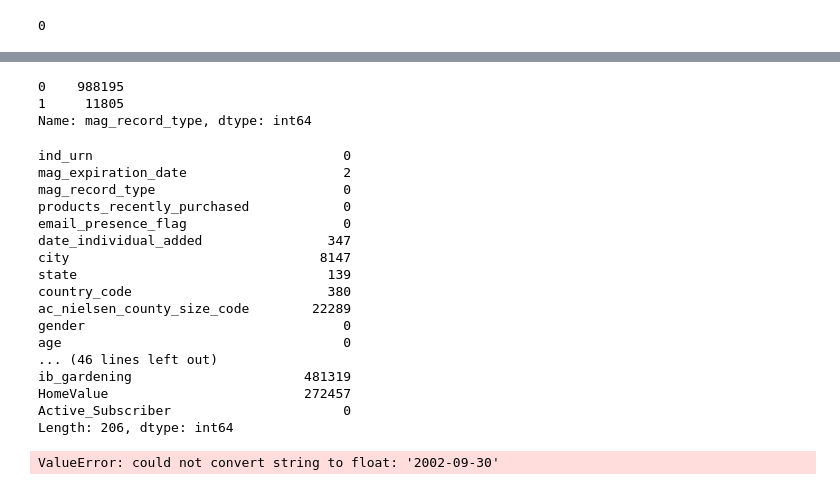
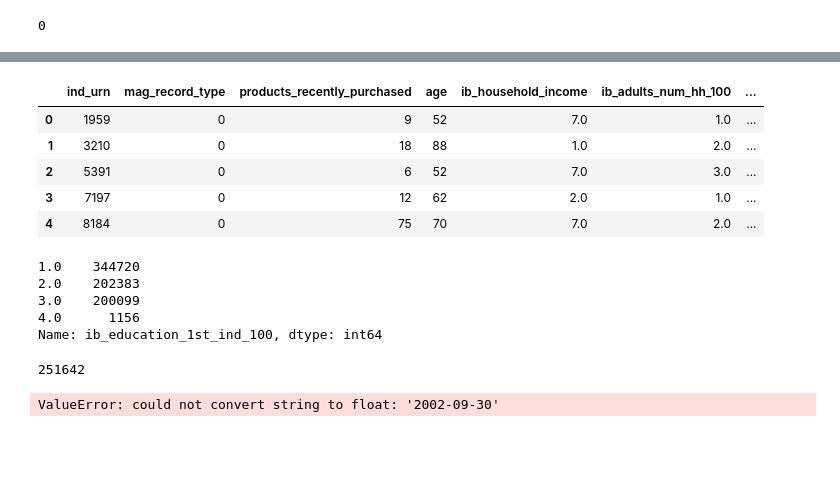
Before and after one commit to vinothhunt/Learning, a Jupyter notebook: Codenast usecase.ipynb, the cells around one changed output, grey strips where cells are left out. Saved outputs shown, nothing was run; the diff lists cells and outputs as text; code cells hidden in the pictures; blank space fills up the shorter version.

```diff
--- a/Codenast usecase.ipynb
+++ b/Codenast usecase.ipynb
@@ -28,7 +41,3 @@ df1=df
 # %%
 #highly correlated features removing from model
 df1=df1.drop(columns=['birth_month','ib_income_rollup','ib_age_input_individual','ib_pp_household_size','ib_pp_number_of_adults','ib_pp_number_of_children','mag_magazine_code','ib_prem_household_size','ib_prem_number_of_children'],axis=1)
-# %%
-df1=df1.drop(columns=['ib_prem_household_size','ib_prem_number_of_children'],axis=1)
-# %%
-df1=df1.drop(columns=['ib_prem_household_size','ib_prem_number_of_children'],axis=1)
@@ -38,0 +44,5 @@ AttributeError: 'DataFrame' object has no attribute 'birth_month'
+# %%
+pct_null = df1.isnull().sum() / len(df1)
+missing_features = pct_null[pct_null > 0.80].index
+df1.drop(missing_features, axis=1, inplace=True)
+print(missing_features)
@@ -82,0 +221,9 @@ Index(['ind_urn', 'mag_record_type', 'products_recently_purchased', 'age',
+# %%
+numerical_columns.head()
+# %% [output]
+|  | ind_urn | mag_record_type | products_recently_purchased | age | ib_household_income | ib_adults_num_hh_100 | ... |
+| 0 | 1959 | 0 | 9 | 52 | 7.0 | 1.0 | ... |
+| 1 | 3210 | 0 | 18 | 88 | 1.0 | 2.0 | ... |
+| 2 | 5391 | 0 | 6 | 52 | 7.0 | 3.0 | ... |
+| 3 | 7197 | 0 | 12 | 62 | 2.0 | 1.0 | ... |
+| 4 | 8184 | 0 | 75 | 70 | 7.0 | 2.0 | ... |
@@ -83,29 +244,15 @@ Index(['ind_urn', 'mag_record_type', 'products_recently_purchased', 'age',
 # %%
-df1.mag_record_type.value_counts()
+df1['ib_education_1st_ind_100'].value_counts()
 # %% [output]
-0    988195
-1     11805
-Name: mag_record_type, dtype: int64
+1.0    344720
+2.0    202383
+3.0    200099
+4.0      1156
+Name: ib_education_1st_ind_100, dtype: int64
 # %%
-df1.isna().sum()
+df1['ib_education_1st_ind_100'].isnull().sum()
 # %% [output]
-ind_urn                                0
-mag_expiration_date                    2
-mag_record_type                        0
-products_recently_purchased            0
-email_presence_flag                    0
-date_individual_added                347
-city                                8147
-state                                139
-country_code                         380
-ac_nielsen_county_size_code        22289
-gender                                 0
-age                                    0
-... (46 lines left out)
-ib_gardening                      481319
-HomeValue                         272457
-Active_Subscriber                      0
-Length: 206, dtype: int64
+251642
 # %%
 import pandas as pd
 import numpy as np
```
Also changed, not shown: parts of 23 cells of this notebook.
